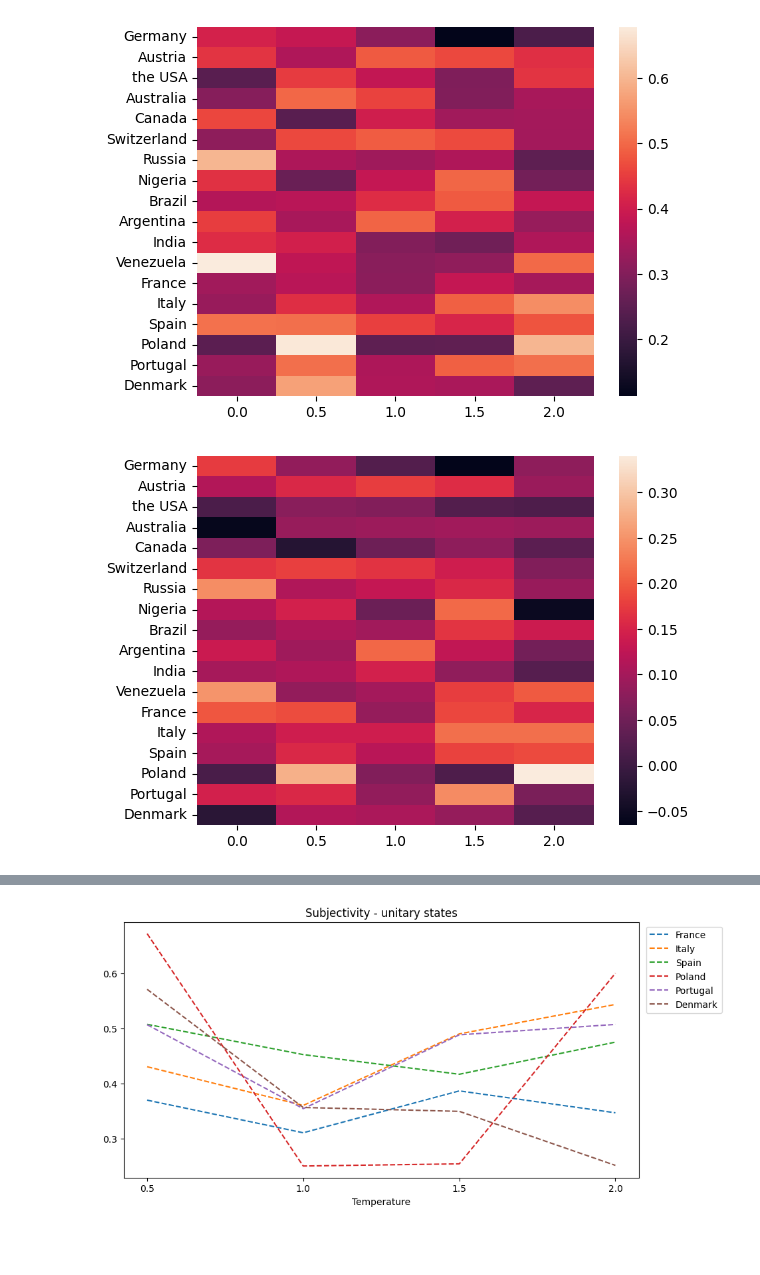
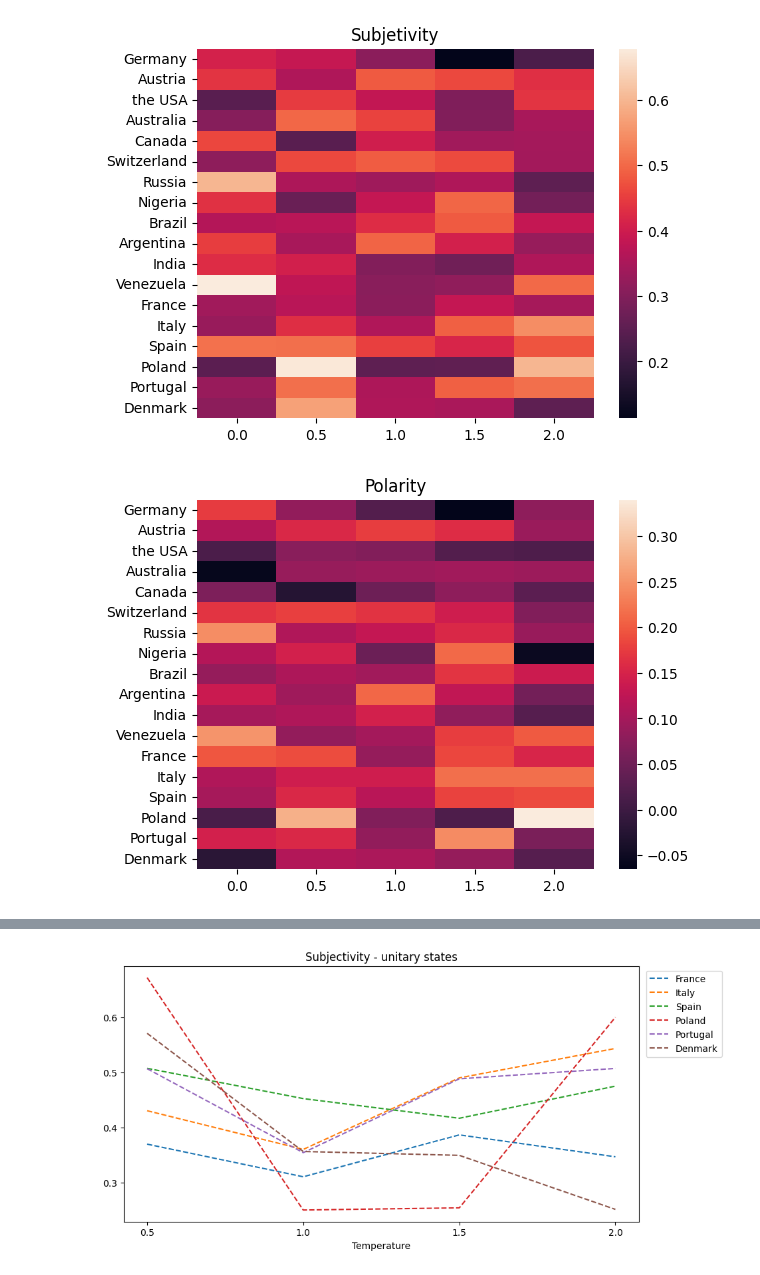
Before and after one commit to artrapido/gptnlp, a Jupyter notebook: ChatGPT.ipynb, the cells around one changed output, grey strips where cells are left out. Cells and saved outputs as stored; diff of their text form; code cells hidden in the pictures; blank space fills up the shorter version.

```diff
--- a/ChatGPT.ipynb
+++ b/ChatGPT.ipynb
@@ -86,9 +185,11 @@ fedpoldf = feddf.apply(get_polarity, axis=1)
 fedpoldf.State = countries
 # %%
 sns.heatmap(fedsubjdf.iloc[:, 1:], yticklabels=countries)
+plt.title('Subjetivity')
 plt.show()
 sns.heatmap(fedpoldf.iloc[:, 1:], yticklabels=countries)
+plt.title('Polarity')
 plt.show()
 # %% [output]
-[figure, old version]
+[figure, new version]
-[figure, old version]
+[figure, new version]
```
Also changed, not shown: parts of 25 cells of this notebook.
